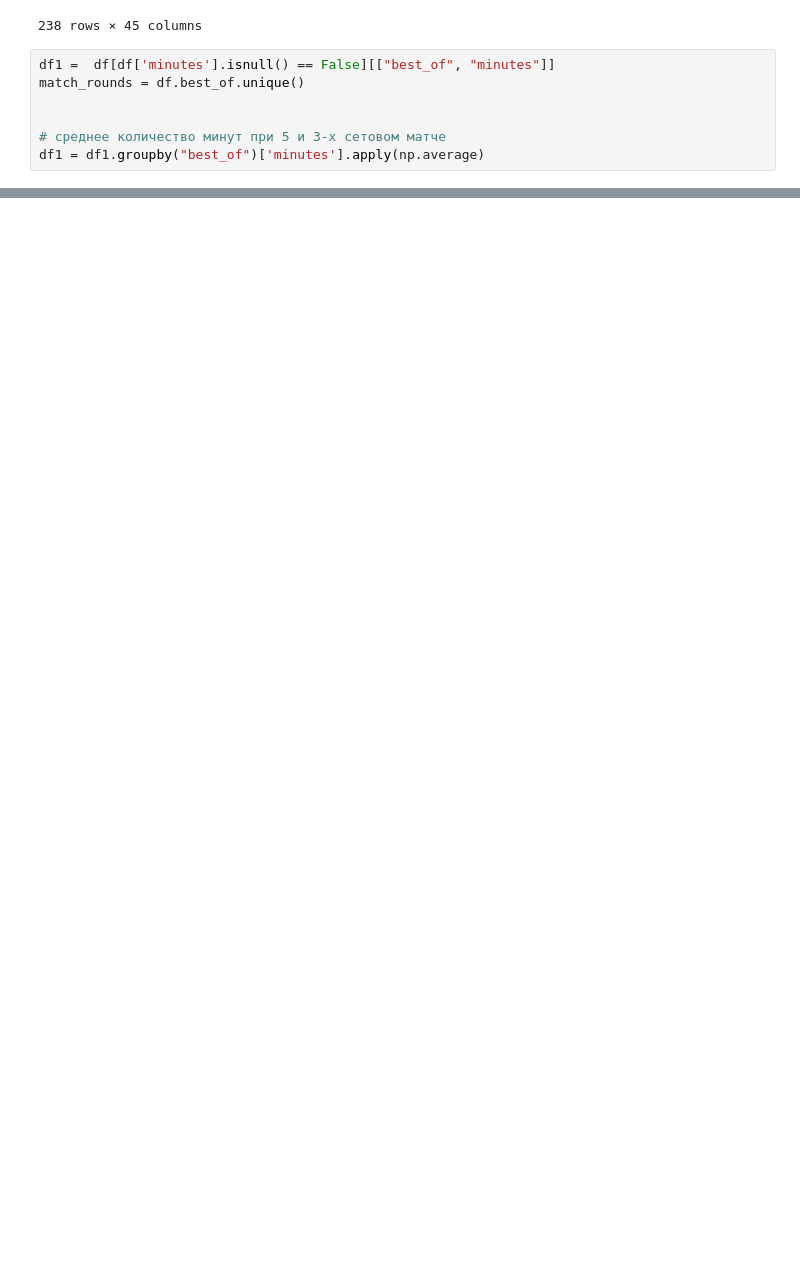
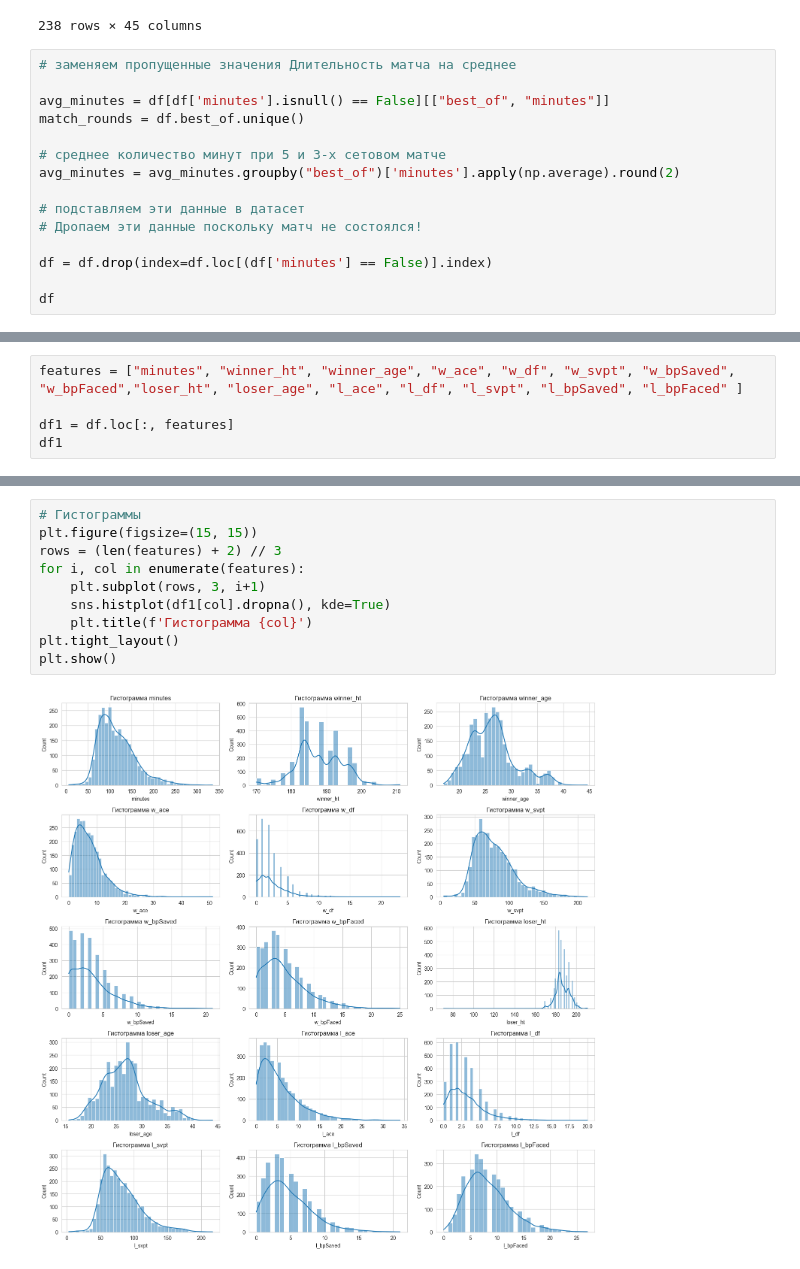
Before and after one commit to pasternak01/Sports_Bet, a Jupyter notebook: Jupyter/Games_analyss.ipynb, the cells around one changed output, grey strips where cells are left out. Drawn from its saved outputs; the diff is of its cells as text; blank space fills up the shorter version.

```diff
--- a/Jupyter/Games_analyss.ipynb
+++ b/Jupyter/Games_analyss.ipynb
@@ -90,9 +93,17 @@ df[df['minutes'].isnull() == True]
 | 2955 | 2024-M-DC-2024-WG1-M-TPE-BIH-01 | Davis Cup WG1 R1: TPE vs BIH | Hard | 4 | D | 20240914 | 5 | 126555 | ... |
 238 rows × 45 columns
 # %%
-df1 =  df[df['minutes'].isnull() == False][["best_of", "minutes"]]
+# заменяем пропущенные значения Длительность матча на среднее
+
+avg_minutes = df[df['minutes'].isnull() == False][["best_of", "minutes"]]
 match_rounds = df.best_of.unique()
 
+# среднее количество минут при 5 и 3-х сетовом матче
+avg_minutes = avg_minutes.groupby("best_of")['minutes'].apply(np.average).round(2)
 
-# среднее количество минут при 5 и 3-х сетовом матче
-df1 = df1.groupby("best_of")['minutes'].apply(np.average)
+# подставляем эти данные в датасет
+# Дропаем эти данные поскольку матч не состоялся!
+
+df = df.drop(index=df.loc[(df['minutes'] == False)].index)
+
+df
@@ -99,2 +124,6 @@ df1 = df1.groupby("best_of")['minutes'].apply(np.average)
 # %%
+features = ["minutes", "winner_ht", "winner_age", "w_ace", "w_df", "w_svpt", "w_bpSaved", "w_bpFaced","loser_ht", "loser_age", "l_ace", "l_df", "l_svpt", "l_bpSaved", "l_bpFaced" ]
+
+df1 = df.loc[:, features]
+df1
 # %% [output]
@@ -101,0 +145,12 @@ df1 = df1.groupby("best_of")['minutes'].apply(np.average)
+# %%
+# Гистограммы
+plt.figure(figsize=(15, 15))
+rows = (len(features) + 2) // 3
+for i, col in enumerate(features):
+    plt.subplot(rows, 3, i+1)
+    sns.histplot(df1[col].dropna(), kde=True)
+    plt.title(f'Гистограмма {col}')
+plt.tight_layout()
+plt.show()
+# %% [output]
+[figure, added]
```
Also changed, not shown: parts of 7 cells of this notebook.
